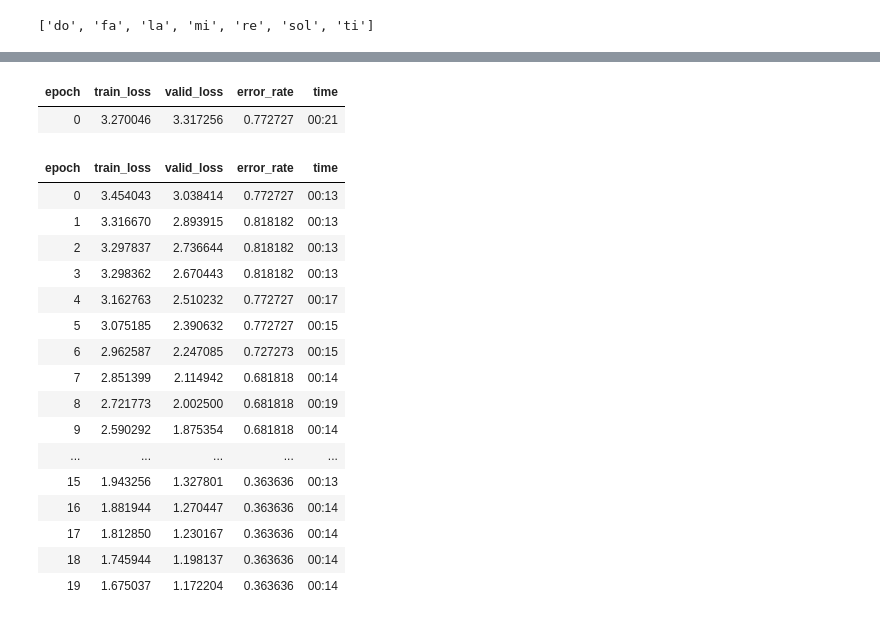
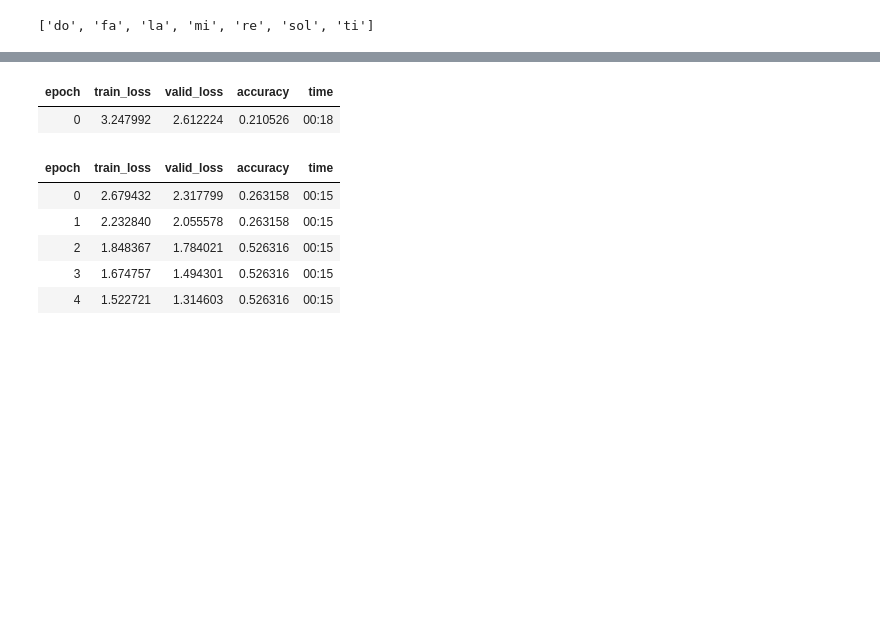
Before and after one commit to FILIPNFT/wifi_location, a Jupyter notebook: NoteNM.ipynb, the cells around one changed output, grey strips where cells are left out. Drawn from its saved outputs; the diff is of its cells as text; code cells hidden in the pictures; blank space fills up the shorter version.

```diff
--- a/NoteNM.ipynb
+++ b/NoteNM.ipynb
@@ -31,22 +37,12 @@ SuggestedLRs(valley=0.001737800776027143)
-# %%
-learn.fine_tune(epochs=20, base_lr=0.001737800776027143)
-# %% [output]
-| epoch | train_loss | valid_loss | error_rate | time |
-| 0 | 3.270046 | 3.317256 | 0.772727 | 00:21 |
-| epoch | train_loss | valid_loss | error_rate | time |
-| 0 | 3.454043 | 3.038414 | 0.772727 | 00:13 |
-| 1 | 3.316670 | 2.893915 | 0.818182 | 00:13 |
-| 2 | 3.297837 | 2.736644 | 0.818182 | 00:13 |
-| 3 | 3.298362 | 2.670443 | 0.818182 | 00:13 |
-| 4 | 3.162763 | 2.510232 | 0.772727 | 00:17 |
-| 5 | 3.075185 | 2.390632 | 0.772727 | 00:15 |
-| 6 | 2.962587 | 2.247085 | 0.727273 | 00:15 |
-| 7 | 2.851399 | 2.114942 | 0.681818 | 00:14 |
-| 8 | 2.721773 | 2.002500 | 0.681818 | 00:19 |
-| 9 | 2.590292 | 1.875354 | 0.681818 | 00:14 |
-| ... | ... | ... | ... | ... |
-| 15 | 1.943256 | 1.327801 | 0.363636 | 00:13 |
-| 16 | 1.881944 | 1.270447 | 0.363636 | 00:14 |
-| 17 | 1.812850 | 1.230167 | 0.363636 | 00:14 |
-| 18 | 1.745944 | 1.198137 | 0.363636 | 00:14 |
-| 19 | 1.675037 | 1.172204 | 0.363636 | 00:14 |
+# %%
+# Fine-tuning modela
+learn.fine_tune(epochs=5, base_lr=0.0020892962347716093)
+# %% [output]
+| epoch | train_loss | valid_loss | accuracy | time |
+| 0 | 3.247992 | 2.612224 | 0.210526 | 00:18 |
+| epoch | train_loss | valid_loss | accuracy | time |
+| 0 | 2.679432 | 2.317799 | 0.263158 | 00:15 |
+| 1 | 2.232840 | 2.055578 | 0.263158 | 00:15 |
+| 2 | 1.848367 | 1.784021 | 0.526316 | 00:15 |
+| 3 | 1.674757 | 1.494301 | 0.526316 | 00:15 |
+| 4 | 1.522721 | 1.314603 | 0.526316 | 00:15 |
```
Also changed, not shown: parts of 15 cells of this notebook.
